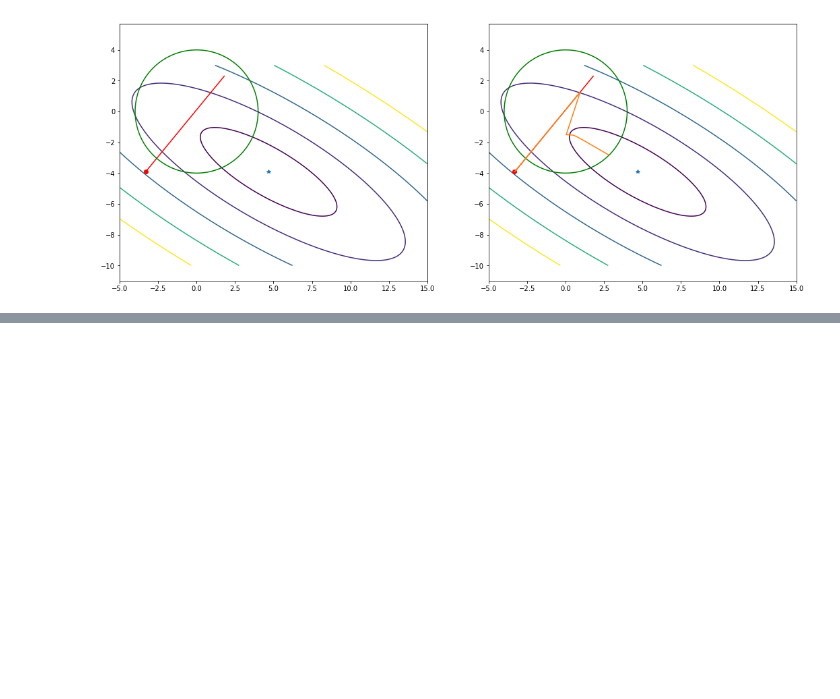
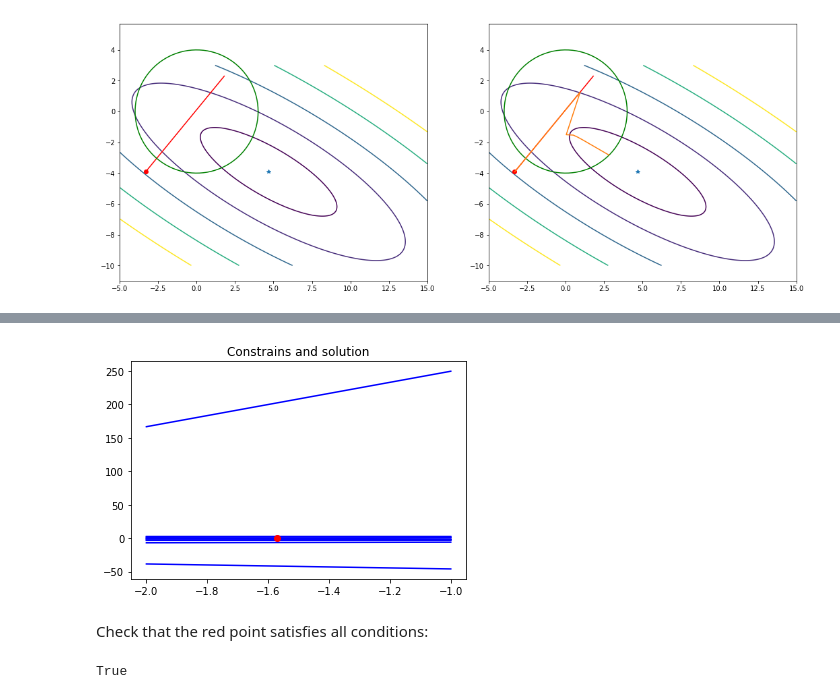
Before and after one commit to NightFantom/ConvexOptimization, a Jupyter notebook: Homework.ipynb, the cells around one changed output, grey strips where cells are left out. Cells and saved outputs as stored; diff of their text form; code cells hidden in the pictures; blank space fills up the shorter version.

```diff
--- a/Homework.ipynb
+++ b/Homework.ipynb
@@ -388,0 +418,10 @@ Run solver
+# %%
+np.random.seed(2)
+constrains = []
+upper_bound = []
+for i in range(10):
+    constrains.append(np.random.randn(2))
+    upper_bound.append(3)
+coeficients = [1, 0.3]
+result = linprog(coeficients, A_ub=constrains, b_ub=upper_bound, bounds=[-np.inf, np.inf])
+result
@@ -388,0 +437,22 @@ Run solver
+# %%
+points_X = [-2, -1]
+for coef in constrains:
+    points_Y = []
+    for x in points_X:
+        y = (3 - coef[0] * x) / coef[1]
+        points_Y.append(y)
+    plt.plot(points_X, points_Y, "b")
+plt.plot(result["x"][0],result["x"][1], "ro")
+plt.title("Constrains and solution")
+plt.show()
+# %% [output]
+[figure, added]
+# %% [markdown]
+Check that the red point satisfies all conditions:
+# %%
+bool_res = []
+for coef in constrains:
+    bool_res.append(coef[0] * result["x"][0] + coef[1] * result["x"][1] <= 3)
+all(bool_res)
+# %% [output]
+True
```
Also changed, not shown: parts of 8 cells of this notebook.
